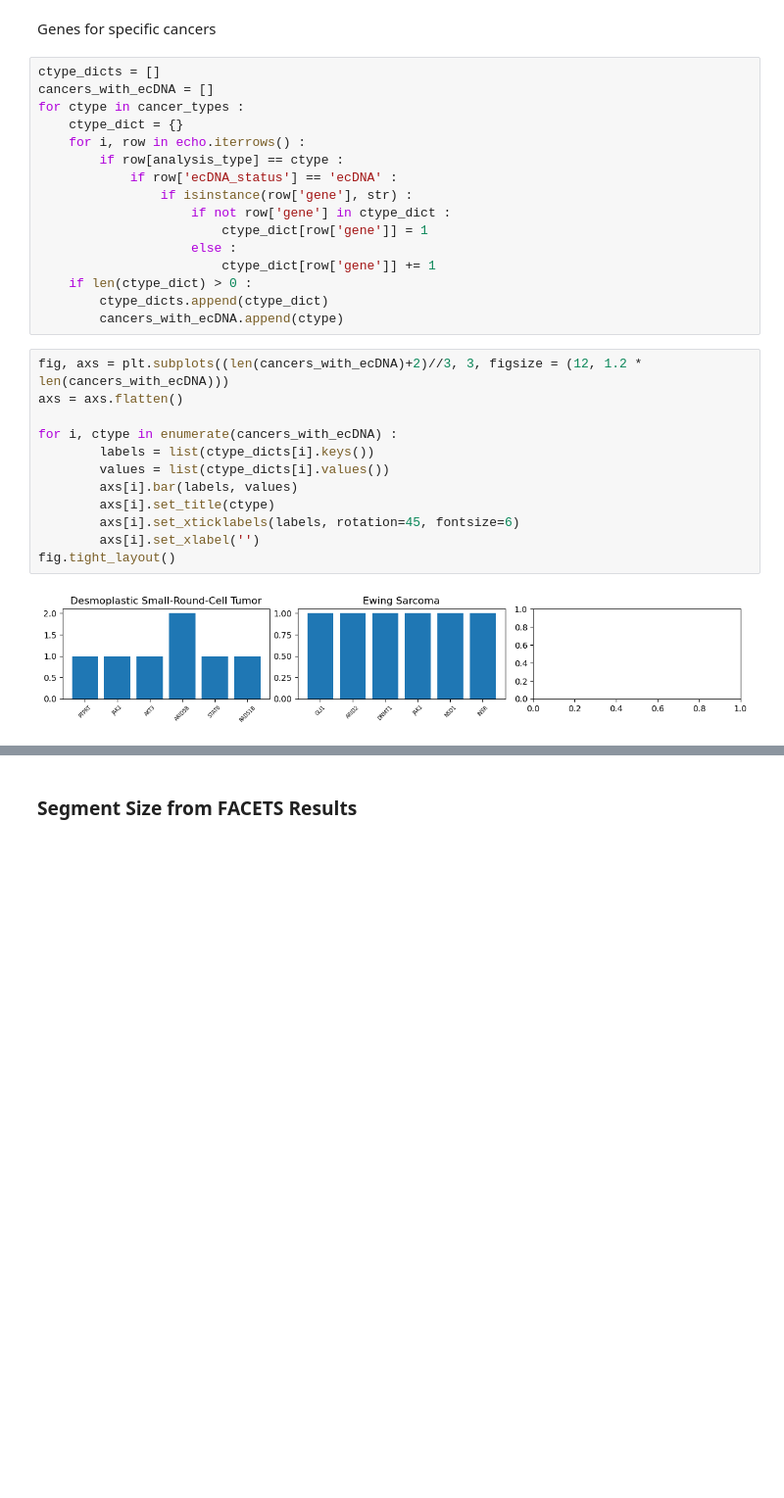
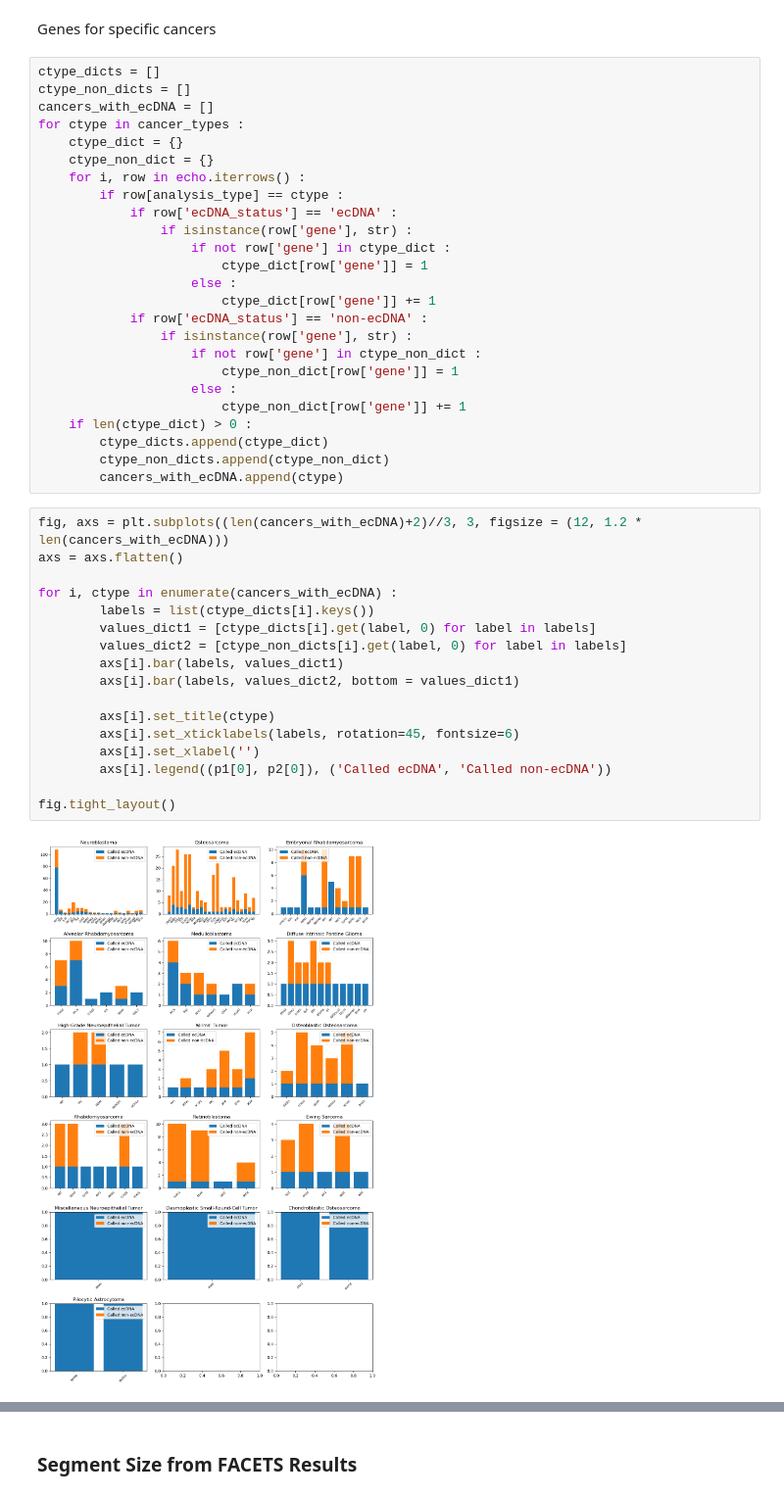
Before and after one commit to mskcc/Penguin, a Jupyter notebook: notebooks/echo_visualize.ipynb, the cells around one changed output, grey strips where cells are left out. Shown at 98% size. Drawn from its saved outputs; the diff is of its cells as text; blank space fills up the shorter version.

```diff
--- a/notebooks/echo_visualize.ipynb
+++ b/notebooks/echo_visualize.ipynb
@@ -978,9 +985,11 @@ fig.tight_layout()
 Genes for specific cancers
 # %%
 ctype_dicts = []
+ctype_non_dicts = []
 cancers_with_ecDNA = []
 for ctype in cancer_types :
     ctype_dict = {}
+    ctype_non_dict = {}
     for i, row in echo.iterrows() :
         if row[analysis_type] == ctype :
             if row['ecDNA_status'] == 'ecDNA' :
@@ -989,20 +998,32 @@ for ctype in cancer_types :
                         ctype_dict[row['gene']] = 1
                     else :
                         ctype_dict[row['gene']] += 1
+            if row['ecDNA_status'] == 'non-ecDNA' :
+                if isinstance(row['gene'], str) :
+                    if not row['gene'] in ctype_non_dict :
+                        ctype_non_dict[row['gene']] = 1
+                    else :
+                        ctype_non_dict[row['gene']] += 1
     if len(ctype_dict) > 0 :
         ctype_dicts.append(ctype_dict)
+        ctype_non_dicts.append(ctype_non_dict)
         cancers_with_ecDNA.append(ctype)
 # %%
 fig, axs = plt.subplots((len(cancers_with_ecDNA)+2)//3, 3, figsize = (12, 1.2 * len(cancers_with_ecDNA)))
 axs = axs.flatten()
 
 for i, ctype in enumerate(cancers_with_ecDNA) :
         labels = list(ctype_dicts[i].keys())
-        values = list(ctype_dicts[i].values())
-        axs[i].bar(labels, values)
+        values_dict1 = [ctype_dicts[i].get(label, 0) for label in labels]
+        values_dict2 = [ctype_non_dicts[i].get(label, 0) for label in labels]
+        axs[i].bar(labels, values_dict1)
+        axs[i].bar(labels, values_dict2, bottom = values_dict1)
+
         axs[i].set_title(ctype)
         axs[i].set_xticklabels(labels, rotation=45, fontsize=6)
         axs[i].set_xlabel('')
+        axs[i].legend((p1[0], p2[0]), ('Called ecDNA', 'Called non-ecDNA'))
+
 fig.tight_layout()
 # %% [output]
-[figure, old version]
+[figure, new version]
```
Also changed, not shown: parts of 38 cells of this notebook, 3 other files.
